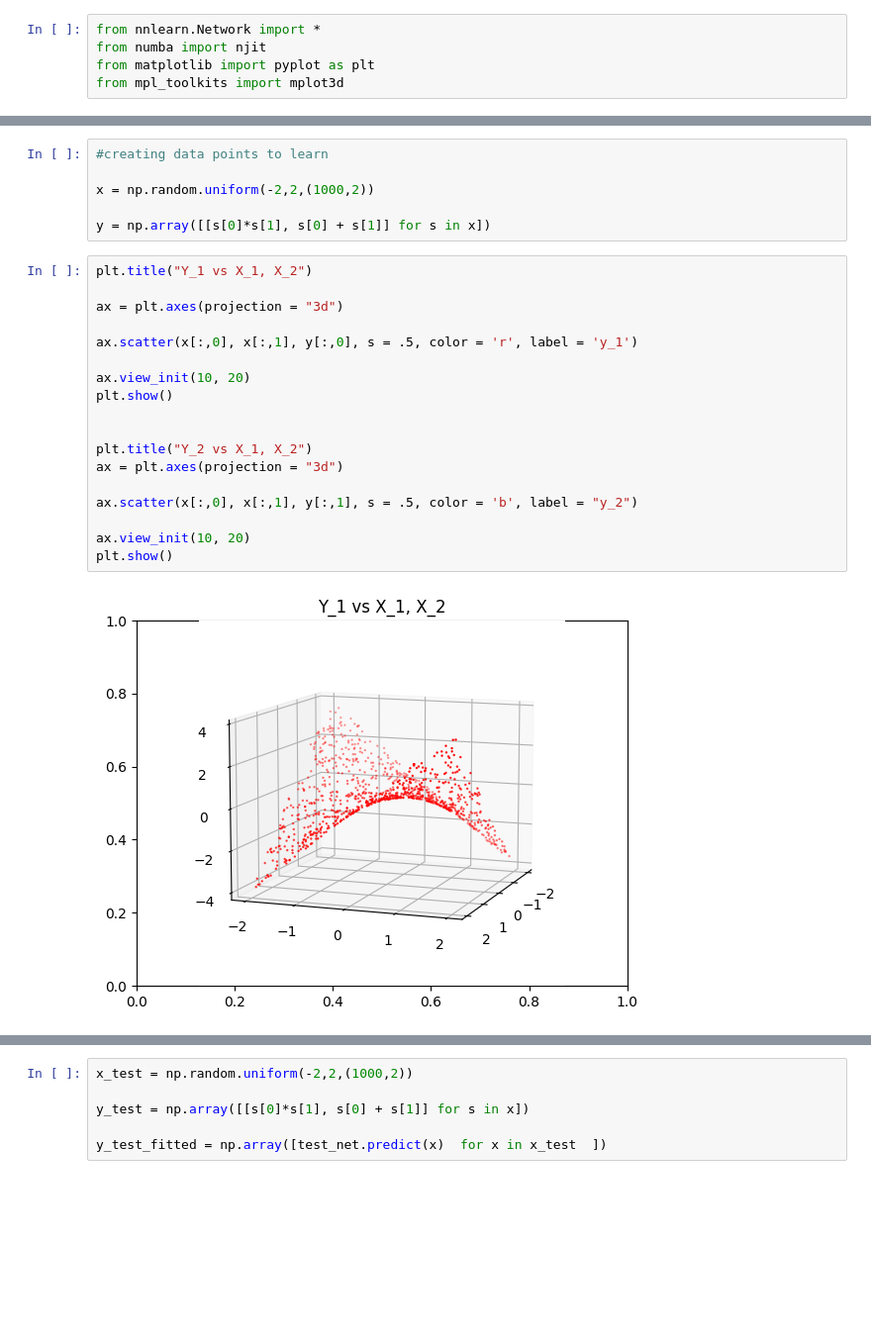
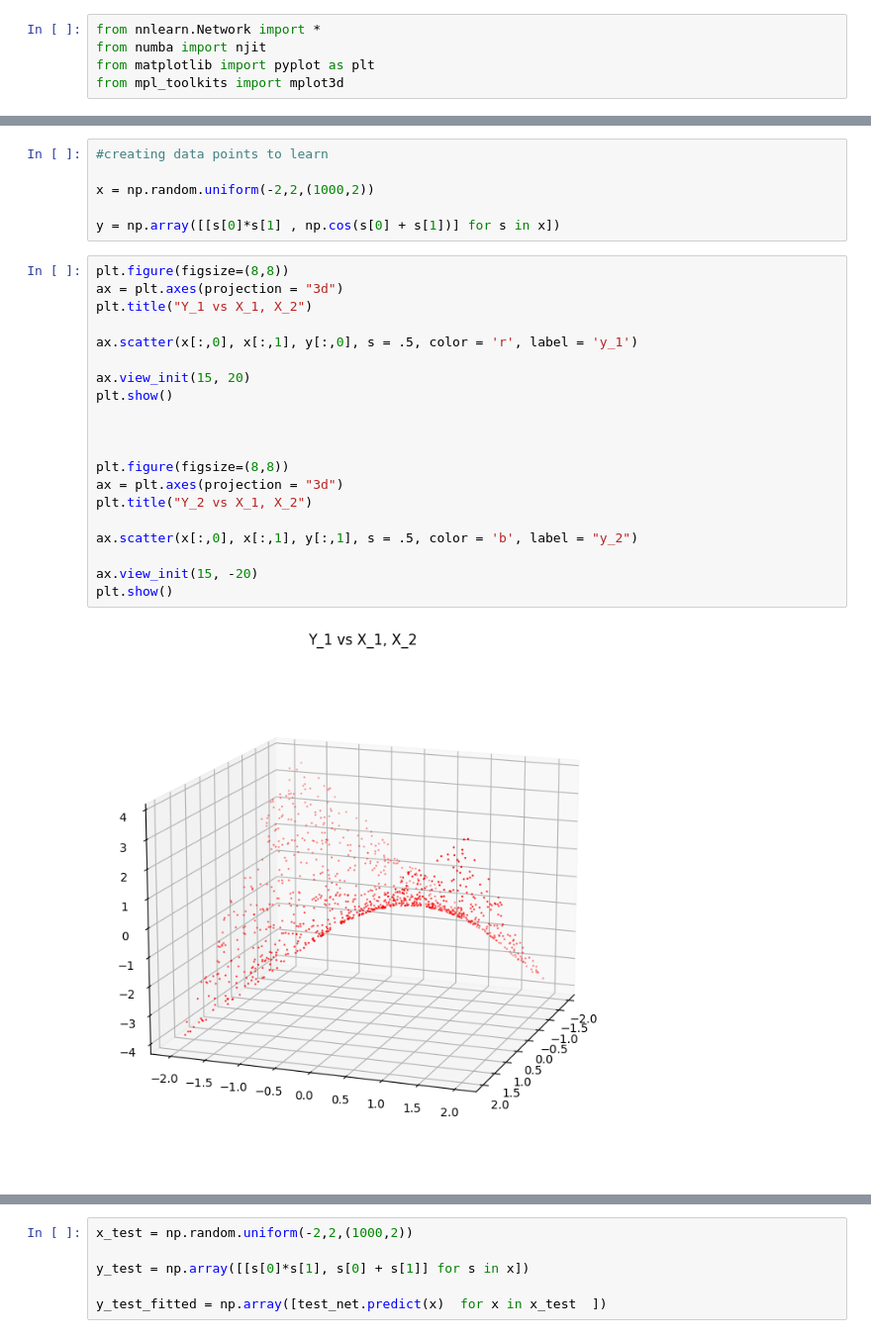
Before and after one commit to morganhawkins/NeuralNetwork, a Jupyter notebook: test_library.ipynb, the cells around one changed output, grey strips where cells are left out. Shown at 99% size. Drawn from its saved outputs; the diff is of its cells as text; blank space fills up the shorter version.

```diff
--- a/test_library.ipynb
+++ b/test_library.ipynb
@@ -27,24 +47,26 @@ test_net = network(test_net_layers)
 
 x = np.random.uniform(-2,2,(1000,2))
 
-y = np.array([[s[0]*s[1], s[0] + s[1]] for s in x])
+y = np.array([[s[0]*s[1] , np.cos(s[0] + s[1])] for s in x])
 # %%
+plt.figure(figsize=(8,8))
+ax = plt.axes(projection = "3d")
 plt.title("Y_1 vs X_1, X_2")
-
-ax = plt.axes(projection = "3d")
 
 ax.scatter(x[:,0], x[:,1], y[:,0], s = .5, color = 'r', label = 'y_1')
 
-ax.view_init(10, 20)
+ax.view_init(15, 20)
 plt.show()
 
 
+
+plt.figure(figsize=(8,8))
+ax = plt.axes(projection = "3d")
 plt.title("Y_2 vs X_1, X_2")
-ax = plt.axes(projection = "3d")
 
 ax.scatter(x[:,0], x[:,1], y[:,1], s = .5, color = 'b', label = "y_2")
 
-ax.view_init(10, 20)
+ax.view_init(15, -20)
 plt.show()
 # %% [output]
-[figure, old version]
+[figure, new version]
```
Also changed, not shown: parts of 5 cells of this notebook, 5 other files.
